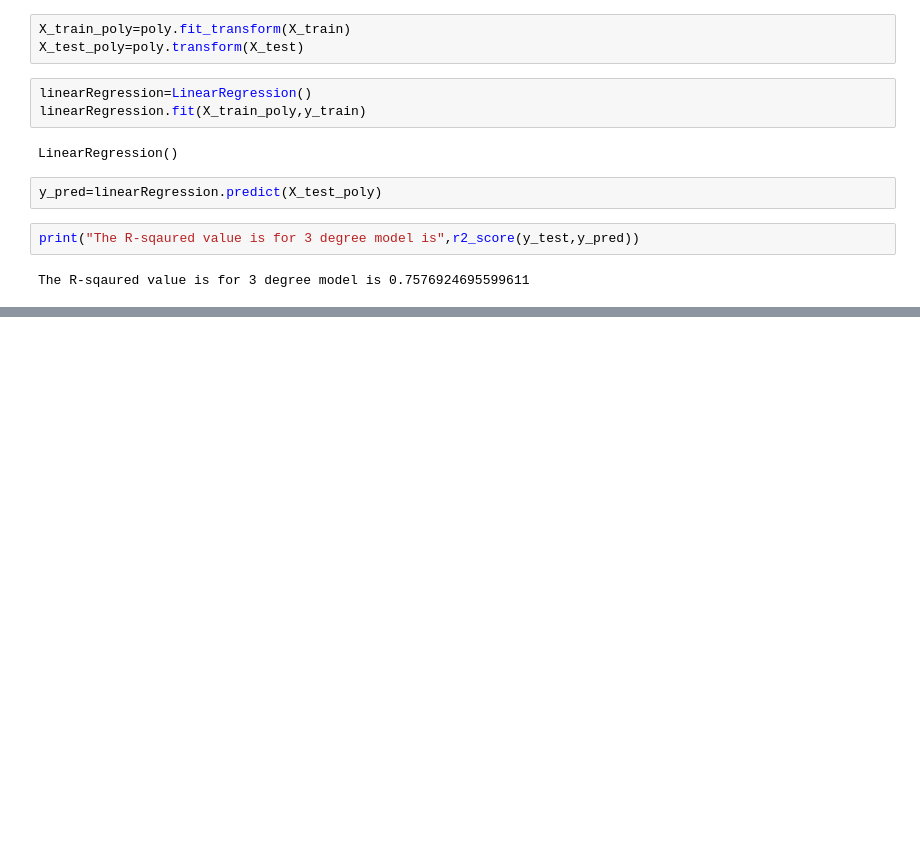
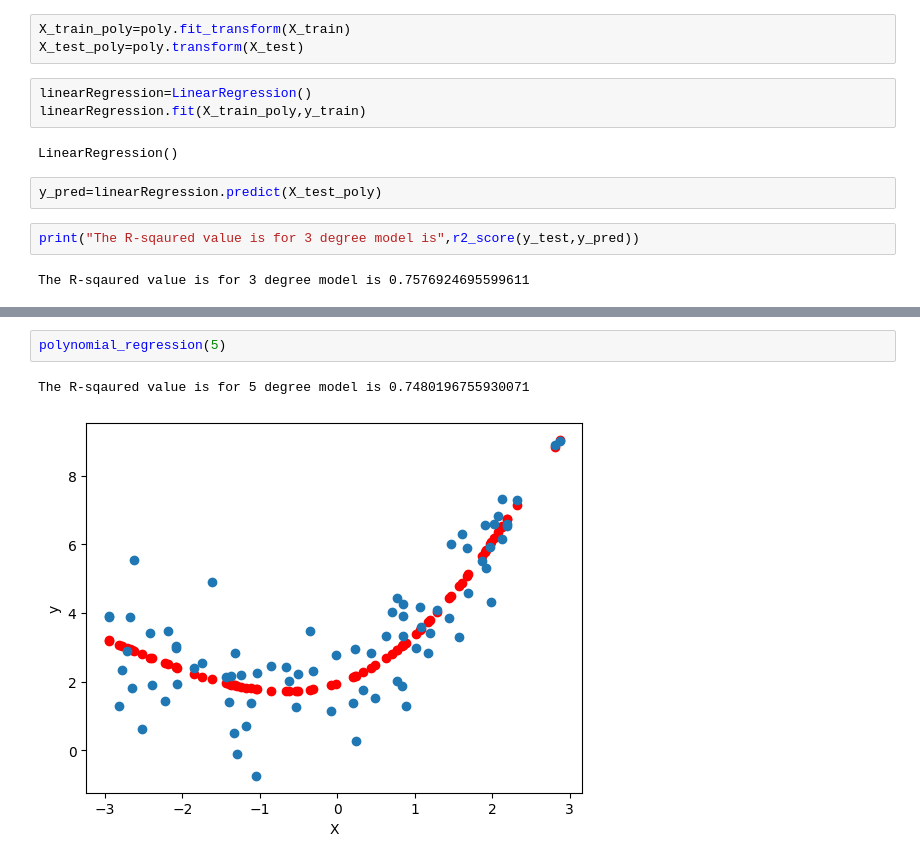
Before and after one commit to vivek-anand-singh/PolynomialRegression, a Jupyter notebook: analysis.ipynb, the cells around one changed output, grey strips where cells are left out. Saved outputs shown, nothing was run; the diff lists cells and outputs as text; blank space fills up the shorter version.

```diff
--- a/analysis.ipynb
+++ b/analysis.ipynb
@@ -94,0 +129,5 @@ The R-sqaured value is for 3 degree model is 0.7576924695599611
+# %%
+polynomial_regression(5)
+# %% [output]
+The R-sqaured value is for 5 degree model is 0.7480196755930071
+[figure, added]
```
Also changed, not shown: parts of 6 cells of this notebook.
